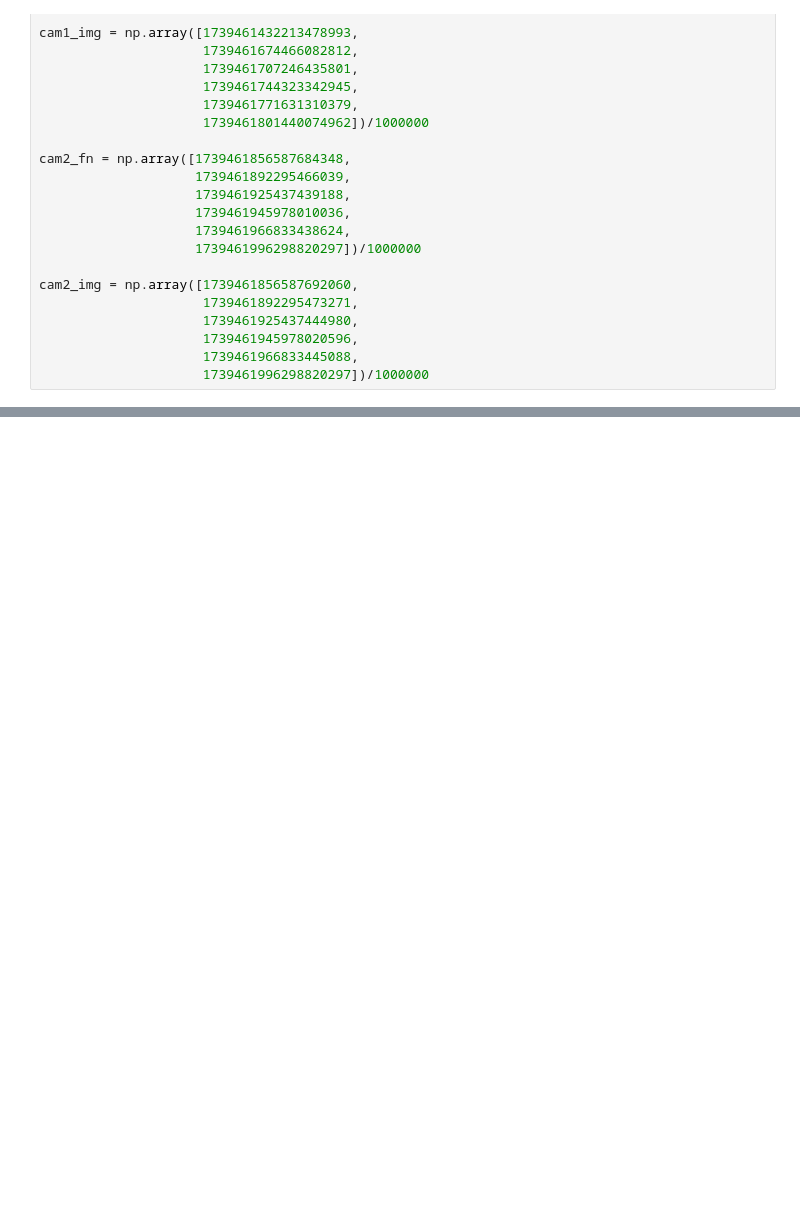
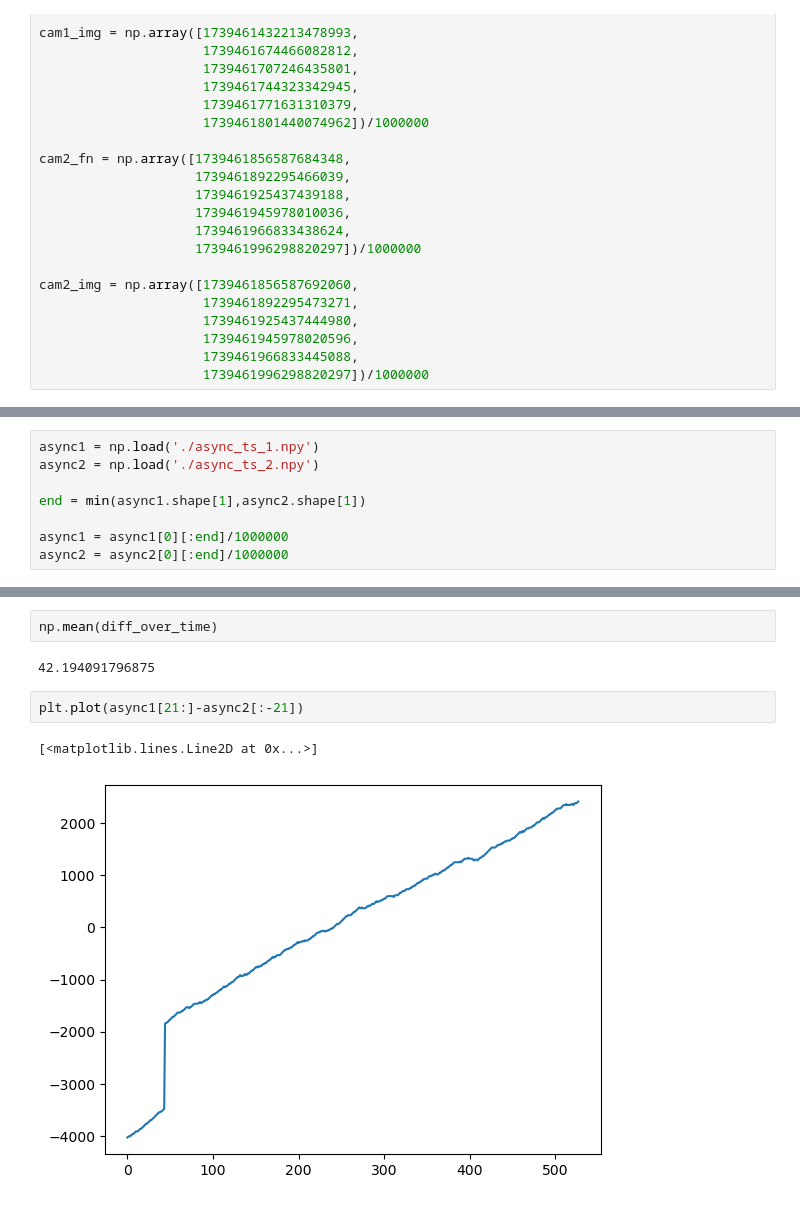
Before and after one commit to MateUnger/StereoVision, a Jupyter notebook: multi_cam_recording_nb.ipynb, the cells around one changed output, grey strips where cells are left out. Cells and saved outputs as stored; diff of their text form; blank space fills up the shorter version.

```diff
--- a/multi_cam_recording_nb.ipynb
+++ b/multi_cam_recording_nb.ipynb
@@ -367,0 +352,8 @@ cam2_img = np.array([1739461856587692060,
+# %%
+async1 = np.load('./async_ts_1.npy')
+async2 = np.load('./async_ts_2.npy')
+
+end = min(async1.shape[1],async2.shape[1])
+
+async1 = async1[0][:end]/1000000
+async2 = async2[0][:end]/1000000
@@ -367,0 +398,9 @@ cam2_img = np.array([1739461856587692060,
+# %%
+np.mean(diff_over_time)
+# %% [output]
+42.194091796875
+# %%
+plt.plot(async1[21:]-async2[:-21])
+# %% [output]
+[<matplotlib.lines.Line2D at 0x...>]
+[figure, added]
```
Also changed, not shown: parts of 15 cells of this notebook, 11 other files.
